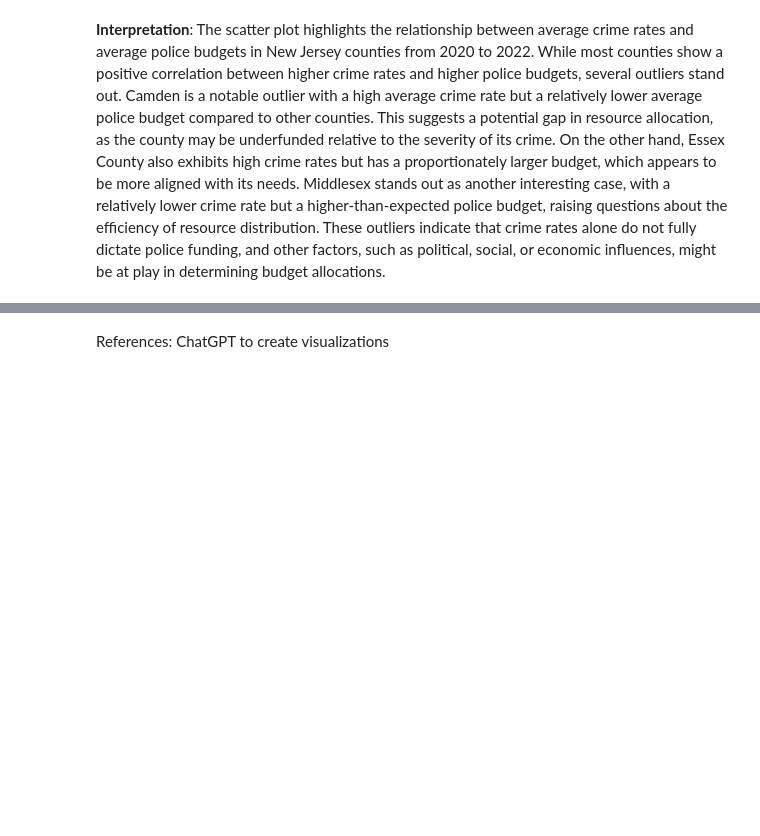
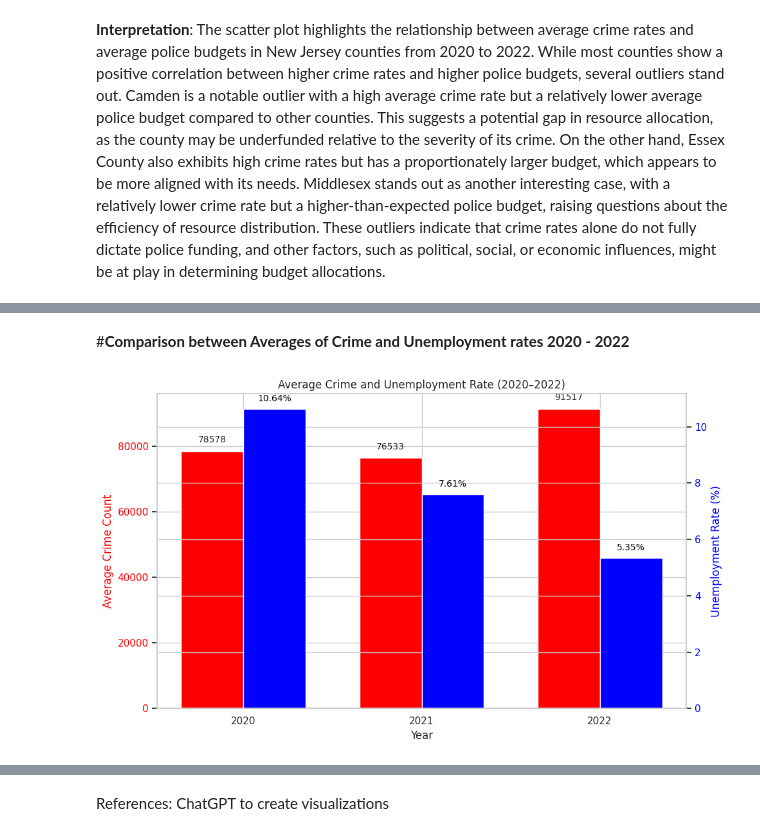
Before and after one commit to erikaguiracocha/Data-Visualization-2025, a Jupyter notebook: PS4erikaguiracocha.ipynb, the cells around one changed output, grey strips where cells are left out. Cells and saved outputs as stored; diff of their text form; code cells hidden in the pictures; blank space fills up the shorter version.

```diff
--- a/PS4erikaguiracocha.ipynb
+++ b/PS4erikaguiracocha.ipynb
@@ -305,0 +401,57 @@ fig.show()
+# %% [markdown]
+#**Comparison between Averages of Crime and Unemployment rates 2020 - 2022**
+# %%
+import pandas as pd
+import matplotlib.pyplot as plt
+
+# Crime and Unemployment average values
+crime_avg = {
+    '2020': 78578.43,
+    '2021': 76532.52,
+    '2022': 91517.14
+}
+
+unemployment_avg = {
+    '2020': 10.64,
+    '2021': 7.61,
+    '2022': 5.35
+}
+
+years = list(crime_avg.keys())
+crime_values = list(crime_avg.values())
+unemployment_values = list(unemployment_avg.values())
+
+x = range(len(years))
+width = 0.35
+
+fig, ax1 = plt.subplots(figsize=(10, 6))
+
+# Plot crime as red bars
+bars1 = ax1.bar([i - width/2 for i in x], crime_values, width, color='red')
+ax1.set_ylabel('Average Crime Count', color='red')
+ax1.tick_params(axis='y', labelcolor='red')
+ax1.set_xticks(x)
+ax1.set_xticklabels(years)
+ax1.set_xlabel('Year')
+ax1.set_title('Average Crime and Unemployment Rate (2020–2022)')
+
+# Annotate crime bars
+for i, v in enumerate(crime_values):
+    ax1.text(i - width/2, v + 2000, f'{v:.0f}', ha='center', va='bottom', fontsize=10)
+
+# Plot unemployment as blue bars on a second axis
+ax2 = ax1.twinx()
+bars2 = ax2.bar([i + width/2 for i in x], unemployment_values, width, color='blue')
+ax2.set_ylabel('Unemployment Rate (%)', color='blue')
+ax2.tick_params(axis='y', labelcolor='blue')
+
+# Annotate unemployment bars
+for i, v in enumerate(unemployment_values):
+    ax2.text(i + width/2, v + 0.2, f'{v:.2f}%', ha='center', va='bottom', fontsize=10, color='black')
+
+# Removed the legend
+
+plt.tight_layout()
+plt.show()
+# %% [output]
+[figure, added]
```
Also changed, not shown: parts of 5 cells of this notebook.
